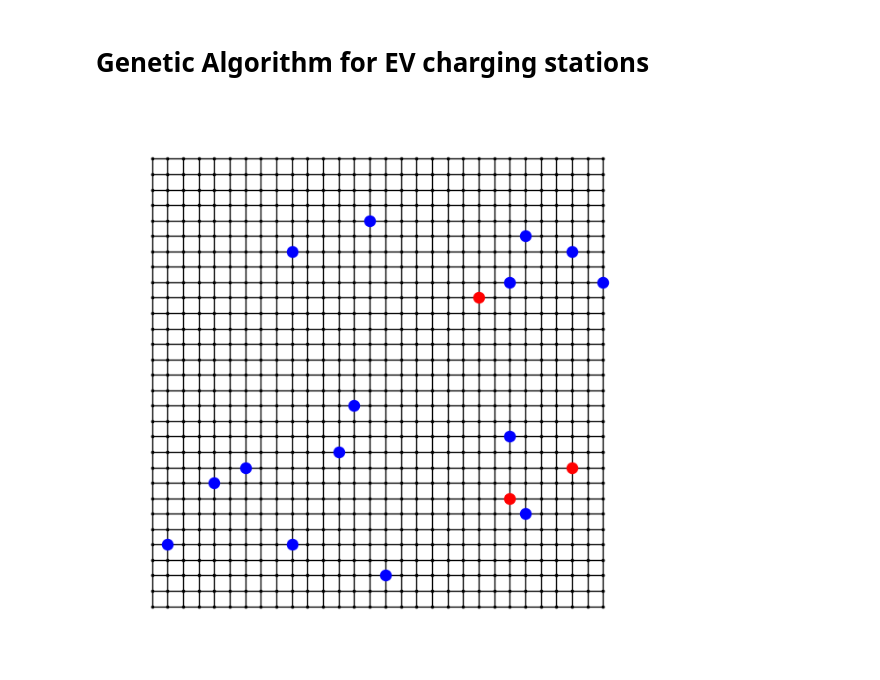
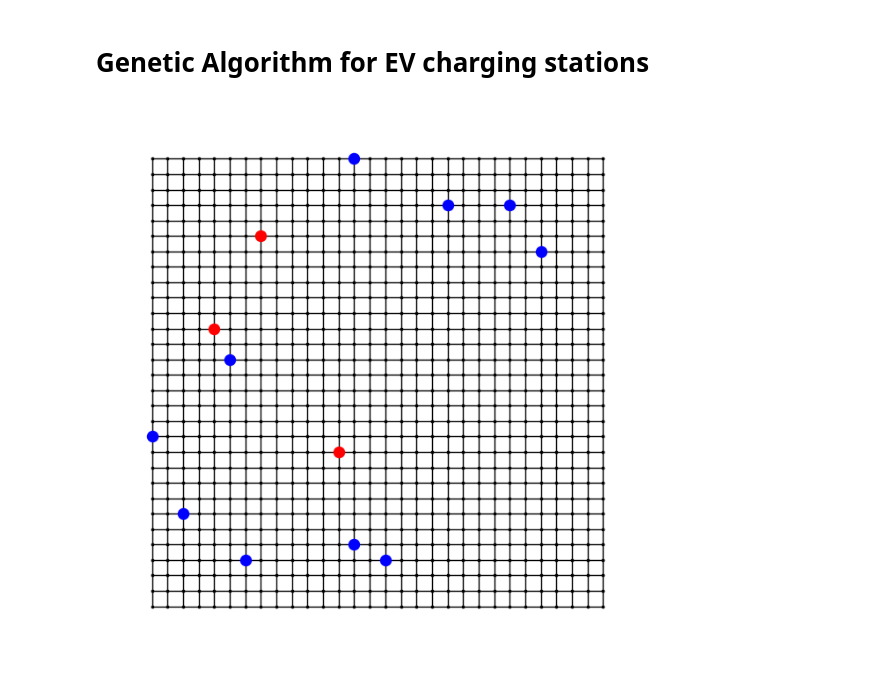
Before and after one commit to morf1102/ev-charger-dwave, a Jupyter notebook: main.ipynb, the cells around one changed output. Saved outputs shown, nothing was run; the diff lists cells and outputs as text; code cells hidden in the pictures.

```diff
--- a/main.ipynb
+++ b/main.ipynb
@@ -12,15 +13,15 @@ SEED = 42
 # %%
 WIDTH = 30
 HEIGHT = 30
-POI = 15
+POI = 10
 CHARGERS = 3
-NEW_CHARGERS = 5
+NEW_CHARGERS = 4
 
 gen = GeneticAlgortihm(WIDTH, HEIGHT, POI, CHARGERS, NEW_CHARGERS)
 gen.init_population()
 output_image(gen.graph, gen.pois, gen.charging_stations)
 # %% [output]
-[figure, old version]
+[figure, new version]
 # %%
 gen.run()
 print("Best Solution:\t", gen.best_solution, "\nGeneration:\t", gen.best_generation,  "\nFitness:\t", gen.best_fitness)
```
Also changed, not shown: parts of 2 cells of this notebook.
